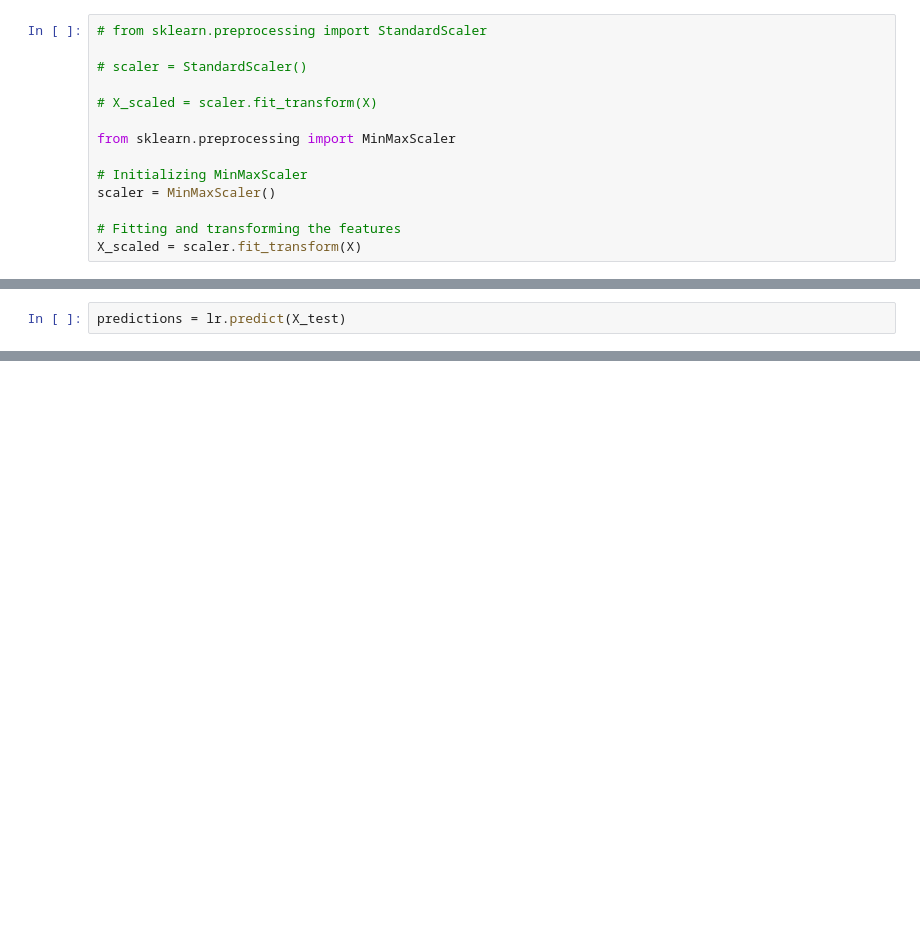
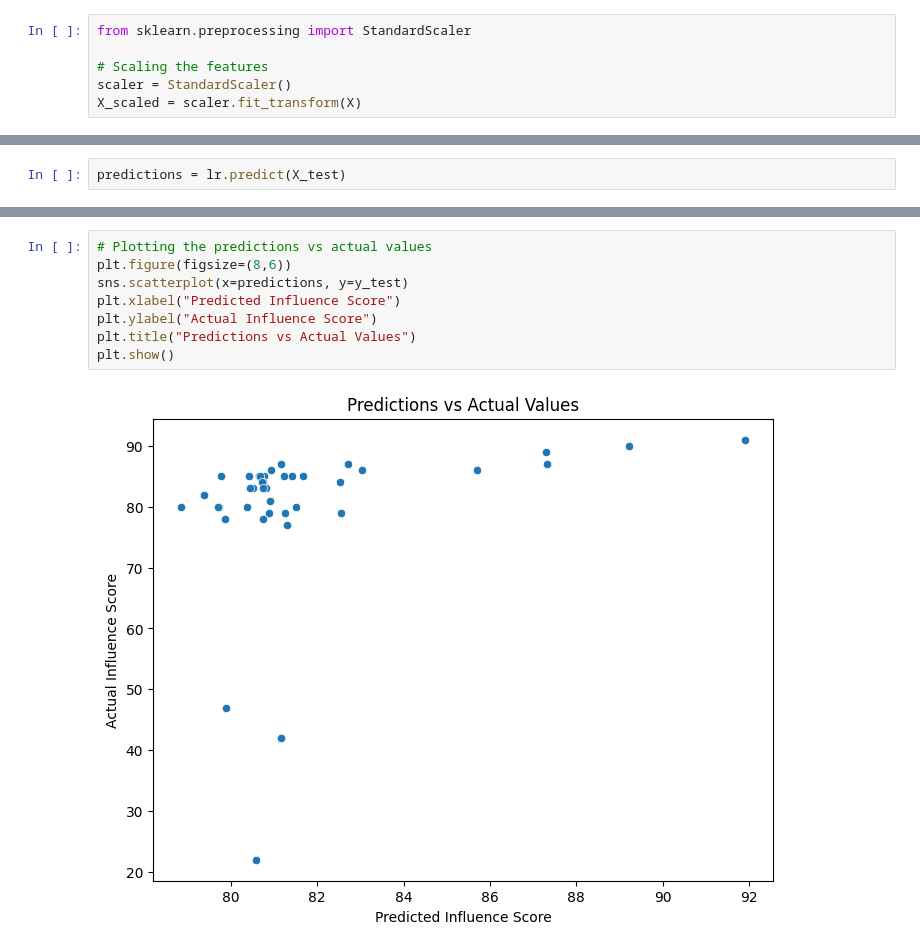
Before and after one commit to mozzam123/Influencer-Impact-Analysis-DecisionTrees, a Jupyter notebook: linear_regression.ipynb, the cells around one changed output, grey strips where cells are left out. Cells and saved outputs as stored; diff of their text form; blank space fills up the shorter version.

```diff
--- a/linear_regression.ipynb
+++ b/linear_regression.ipynb
@@ -137,18 +143,10 @@ X = dataset.drop(['influence_score'], axis=1) # Predictors
 # %% [markdown]
 ##### Normalize the data
 # %%
-# from sklearn.preprocessing import StandardScaler
+from sklearn.preprocessing import StandardScaler
 
-# scaler = StandardScaler()
-
-# X_scaled = scaler.fit_transform(X)
-
-from sklearn.preprocessing import MinMaxScaler
-
-# Initializing MinMaxScaler
-scaler = MinMaxScaler()
-
-# Fitting and transforming the features
+# Scaling the features
+scaler = StandardScaler()
 X_scaled = scaler.fit_transform(X)
 # %%
 X_scaled
@@ -216,3 +211,13 @@ array([83.51428999, 87.00879189, 84.99323195, 81.18478897, 80.62345144,
+# %%
+# Plotting the predictions vs actual values
+plt.figure(figsize=(8,6))
+sns.scatterplot(x=predictions, y=y_test)
+plt.xlabel("Predicted Influence Score")
+plt.ylabel("Actual Influence Score")
+plt.title("Predictions vs Actual Values")
+plt.show()
+# %% [output]
+[figure, added]
 # %%
 sns.scatterplot(x=predictions, y=y_test)
 plt.xlabel("Predictions")
```
Also changed, not shown: parts of 16 cells of this notebook.
